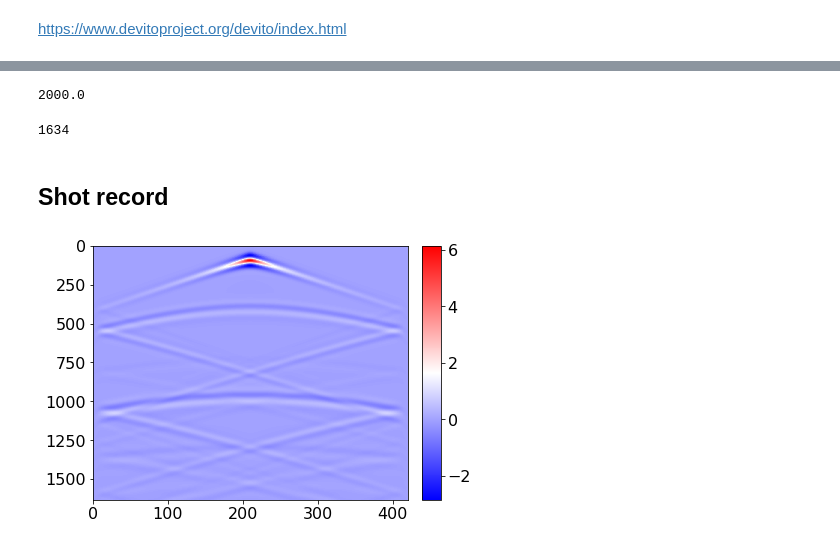
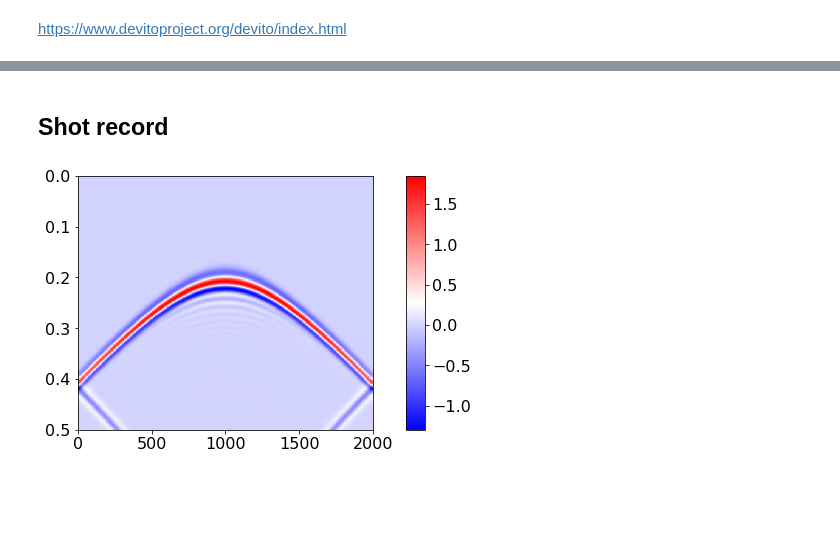
Before and after one commit to StephenTGibson/COMP527-colabNotebooks, a Jupyter notebook: COMP702-MScProject/Devito_FD_2D_wave_equation.ipynb, the cells around one changed output, grey strips where cells are left out. Drawn from its saved outputs; the diff is of its cells as text; code cells hidden in the pictures; blank space fills up the shorter version.

```diff
--- a/COMP702-MScProject/Devito_FD_2D_wave_equation.ipynb
+++ b/COMP702-MScProject/Devito_FD_2D_wave_equation.ipynb
@@ -61,0 +44,16 @@ INFO:Devito:Operator `pad_vp` ran in 0.01 s
+# %%
+# define normalized 2D gaussian
+def gaus2d(x, y, mx, my, sx, sy, peak):
+    return peak * np.exp(-1*(((x-mx)**2/(2*sx**2)) + ((y-my)**2/(2*sy**2))))
+
+# define medium (acoustic wavespeed)
+v = np.empty(shape, dtype=np.float32)
+v[:, :] = 3 ### KM/S ###
+# v[:, int(shape[1]/2):] = 1.5  ### KM/S ###
+
+x = np.arange(0, extent_x+dx, dx)
+z = np.arange(0, extent_z+dz, dz)
+x, z = np.meshgrid(x, z)
+m = gaus2d(x, z, 1500., 750., 360., 60., -2.)
+
+v += m
@@ -61,0 +74,10 @@ INFO:Devito:Operator `pad_vp` ran in 0.01 s
+# %%
+model = Model(vp=v, origin=origin, shape=shape, spacing=spacing,
+              space_order=2, nbl=absorbingLayer, bcs="damp")
+
+t0 = 0.  ### MILLISECONDS ###
+# dt = 1e-1 ### MILLISECONDS ###
+dt = model.critical_dt
+T = 0.5e3 ### MILLISECONDS ###
+nt = T / dt
+time_range = TimeAxis(start=t0, stop=T, step=dt)
@@ -95,7 +120,9 @@ endTime = perf_counter()
 # print total training time
 print(f'Training duration: {(endTime-startTime):.2f}s')
 
-# create arrays for plotting
-x = np.arange(0, nxTrue*dx, dx)
-y = np.arange(0, nzTrue*dz, dz)
+uInterior = u.data[:,
+                   absorbingLayer:u.data.shape[1]-absorbingLayer,
+                   absorbingLayer:u.data.shape[2]-absorbingLayer
+                   ].copy()
+uInterior.shape
 # %% [output]
@@ -134,31 +169,27 @@ plt.show()
-# %%
-T
-# %% [output]
-2000.0
-# %%
-u.data.shape[0]
-# %% [output]
-1634
 # %% [markdown]
 ## Shot record
 # %%
+# create arrays for plotting
+x = np.arange(0, nx*dx, dx)
+y = np.arange(0, T+dt, dt) * 1.e-3
+
 fig, ax = plt.subplots(#1, 5,
                         figsize=(6, 4),
                         constrained_layout=True,
                         # sharey=True,
                         )
 
 # norm = matplotlib.colors.Normalize(results[:,:].min(),results[:,:].max())
 # cmap = matplotlib.cm.get_cmap('bwr')
 # mapping = matplotlib.cm.ScalarMappable(norm=norm, cmap=cmap)
 
 # for idx, ax in enumerate(axs):
-plot = ax.pcolormesh(u.data[:,:,20], cmap='bwr' )#norm=norm, cmap='bwr') # mesh_x, mesh_y,
+plot = ax.pcolormesh(x, y, uInterior[:,0,:], cmap='bwr' )#norm=norm, cmap='bwr') # mesh_x, mesh_y,
 
 
 ax.invert_yaxis()
 fig.colorbar(plot)#, ax=axs.ravel(), aspect=60)
 
 plt.show()
 # %% [output]
-[figure, old version]
+[figure, new version]
```
Also changed, not shown: parts of 7 cells of this notebook.
